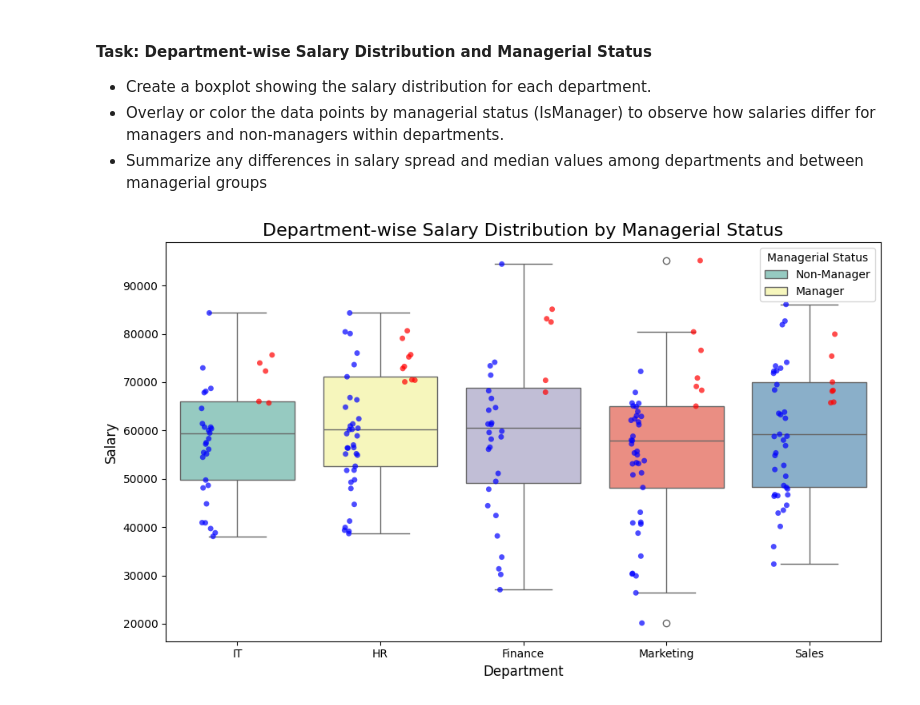
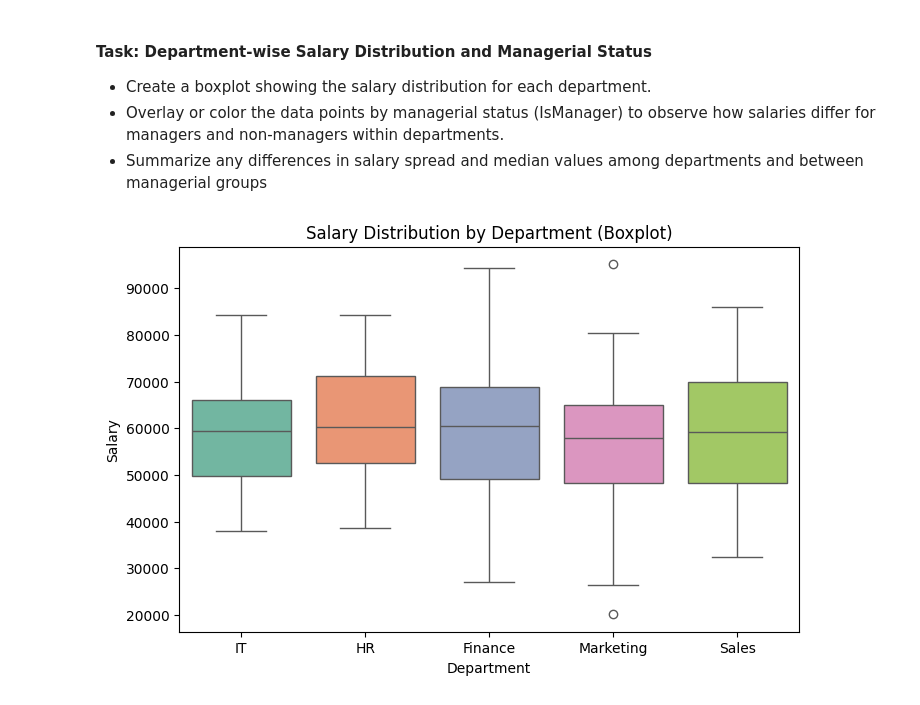
Before and after one commit to springboard135-infosys-intern-oct25/prognosAI-Infosys-intern-project, a Jupyter notebook: milestone_1/week_1/Day_3/python_visual.ipynb, the cells around one changed output. Drawn from its saved outputs; the diff is of its cells as text; code cells hidden in the pictures.

Commit message:
updated python visual file

```diff
--- a/milestone_1/week_1/Day_3/python_visual.ipynb
+++ b/milestone_1/week_1/Day_3/python_visual.ipynb
@@ -256,18 +256,12 @@ plt.show()
 - Overlay or color the data points by managerial status (IsManager) to observe how salaries differ for managers and non-managers within departments.
 - Summarize any differences in salary spread and median values among departments and between managerial groups
 # %%
-plt.figure(figsize=(10,6))
-sns.boxplot(data=df, x='Department', y='Salary', palette='Set3')
-
-sns.stripplot(data=df, x='Department', y='Salary', hue='IsManager',
-              palette={0:'blue', 1:'red'}, dodge=True, jitter=True, alpha=0.7)
-
-plt.title('Department-wise Salary Distribution by Managerial Status', fontsize=16)
-plt.xlabel('Department', fontsize=12)
-plt.ylabel('Salary', fontsize=12)
-plt.legend(title='Managerial Status', labels=['Non-Manager', 'Manager'], loc='upper right')
-
-plt.tight_layout()
+# boxplot showing the salry distribution for each department
+plt.figure(figsize=(8,5))
+sns.boxplot(data=df, x='Department', y='Salary', palette='Set2')
+plt.title('Salary Distribution by Department (Boxplot)')
+plt.xlabel('Department')
+plt.ylabel('Salary')
 plt.show()
 # %% [output]
-[figure, old version]
+[figure, new version]
```
Also changed, not shown: parts of 1 cell of this notebook.
